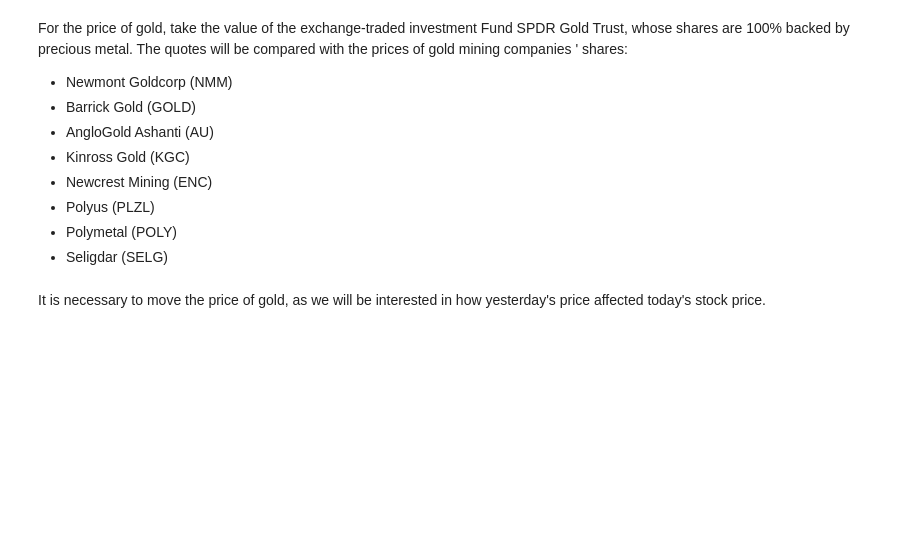
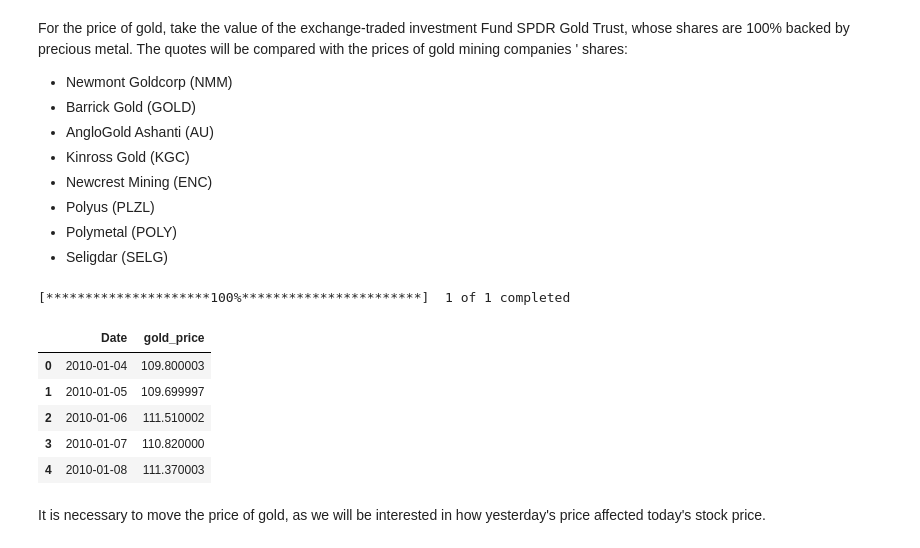
Before and after one commit to Zmey56/blog, a Jupyter notebook: _notebooks/2020-11-17-ml-prediction-gold-shares.ipynb, the cells around one changed output. Cells and saved outputs as stored; diff of their text form; code cells hidden in the pictures; blank space fills up the shorter version.

```diff
--- a/_notebooks/2020-11-17-ml-prediction-gold-shares.ipynb
+++ b/_notebooks/2020-11-17-ml-prediction-gold-shares.ipynb
@@ -49,6 +51,19 @@ For the price of gold, take the value of the exchange-traded investment Fund SPD
 * Polyus (PLZL)
 * Polymetal (POLY)
 * Seligdar (SELG)
+# %%
+gold = pd.DataFrame(yf.download("GLD", start="2010-01-01", end="2019-12-31")['Adj Close'])
+# %% [output]
+[*********************100%***********************]  1 of 1 completed
 # %%
-gold = pd.read_csv("../input/gold-and-shares-gold/gold.csv")
+gold = gold.reset_index()
+gold.columns = ["Date","gold_price"]
 gold['Date'] = pd.to_datetime(gold['Date'])
+gold.head()
+# %% [output]
+|  | Date | gold_price |
+| 0 | 2010-01-04 | 109.800003 |
+| 1 | 2010-01-05 | 109.699997 |
+| 2 | 2010-01-06 | 111.510002 |
+| 3 | 2010-01-07 | 110.820000 |
+| 4 | 2010-01-08 | 111.370003 |
```
Also changed, not shown: parts of 25 cells of this notebook.
